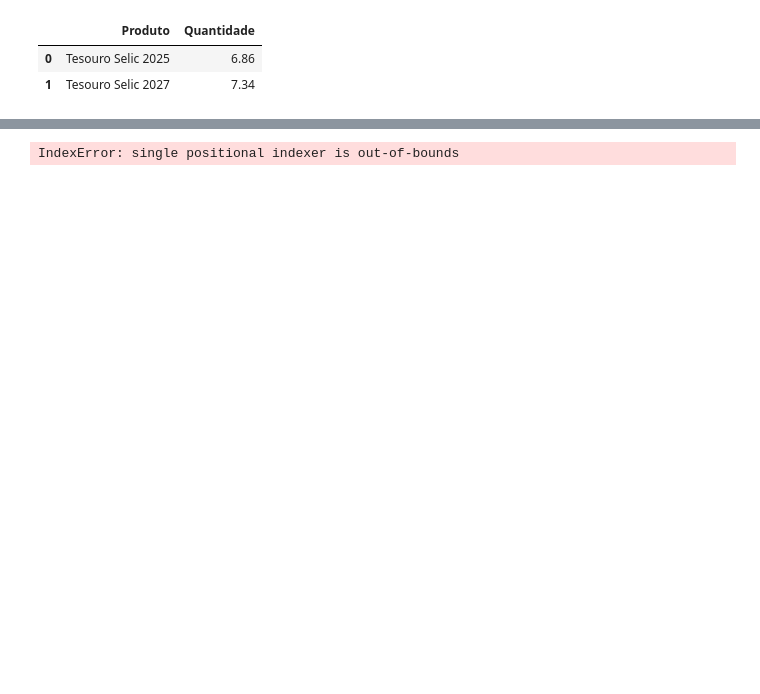
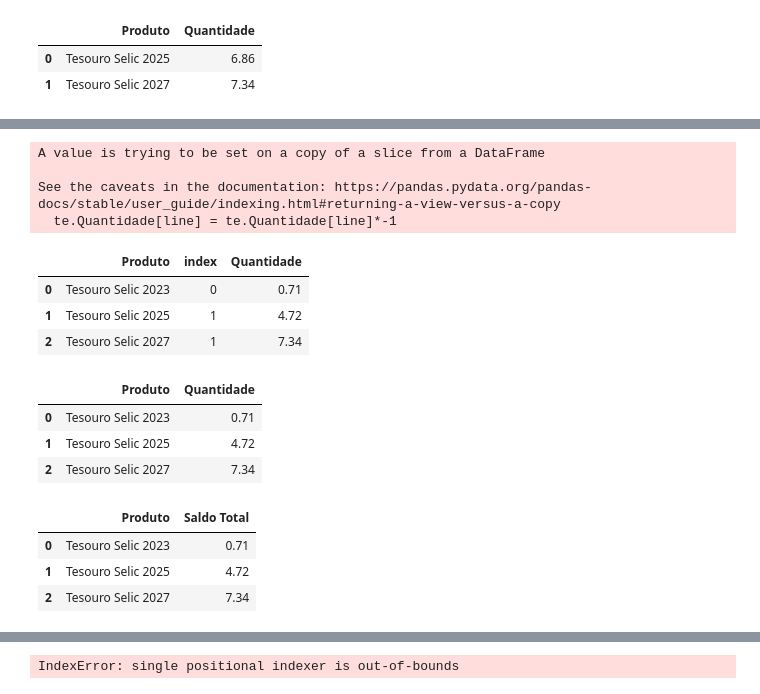
Before and after one commit to thamirisbrandao/b3_imposto_renda, a Jupyter notebook: notebooks/creating_spreadsheet.ipynb, the cells around one changed output, grey strips where cells are left out. Saved outputs shown, nothing was run; the diff lists cells and outputs as text; code cells hidden in the pictures; blank space fills up the shorter version.

```diff
--- a/notebooks/creating_spreadsheet.ipynb
+++ b/notebooks/creating_spreadsheet.ipynb
@@ -120,0 +117,35 @@ Tesouro Selic 2027
+# %%
+t = pd.concat([df_fixedi_sel, df_fixedi_buy]).reset_index()
+te = t.groupby(['Produto']).sum().reset_index()
+for line in range(0, len(te)):
+    if te.Quantidade[line] < 0:
+        te.Quantidade[line] = te.Quantidade[line]*-1
+    else:
+        te.Quantidade[line]
+te
+# %% [output]
+A value is trying to be set on a copy of a slice from a DataFrame
+
+See the caveats in the documentation: https://pandas.pydata.org/pandas-docs/stable/user_guide/indexing.html#returning-a-view-versus-a-copy
+  te.Quantidade[line] = te.Quantidade[line]*-1
+|  | Produto | index | Quantidade |
+| 0 | Tesouro Selic 2023 | 0 | 0.71 |
+| 1 | Tesouro Selic 2025 | 1 | 4.72 |
+| 2 | Tesouro Selic 2027 | 1 | 7.34 |
+# %%
+te = pd.DataFrame(te)
+te = te.drop(columns='index')
+te
+# %% [output]
+|  | Produto | Quantidade |
+| 0 | Tesouro Selic 2023 | 0.71 |
+| 1 | Tesouro Selic 2025 | 4.72 |
+| 2 | Tesouro Selic 2027 | 7.34 |
+# %%
+te = te.rename(columns={'Quantidade': 'Saldo Total'})
+te
+# %% [output]
+|  | Produto | Saldo Total |
+| 0 | Tesouro Selic 2023 | 0.71 |
+| 1 | Tesouro Selic 2025 | 4.72 |
+| 2 | Tesouro Selic 2027 | 7.34 |
```
Also changed, not shown: parts of 17 cells of this notebook.
